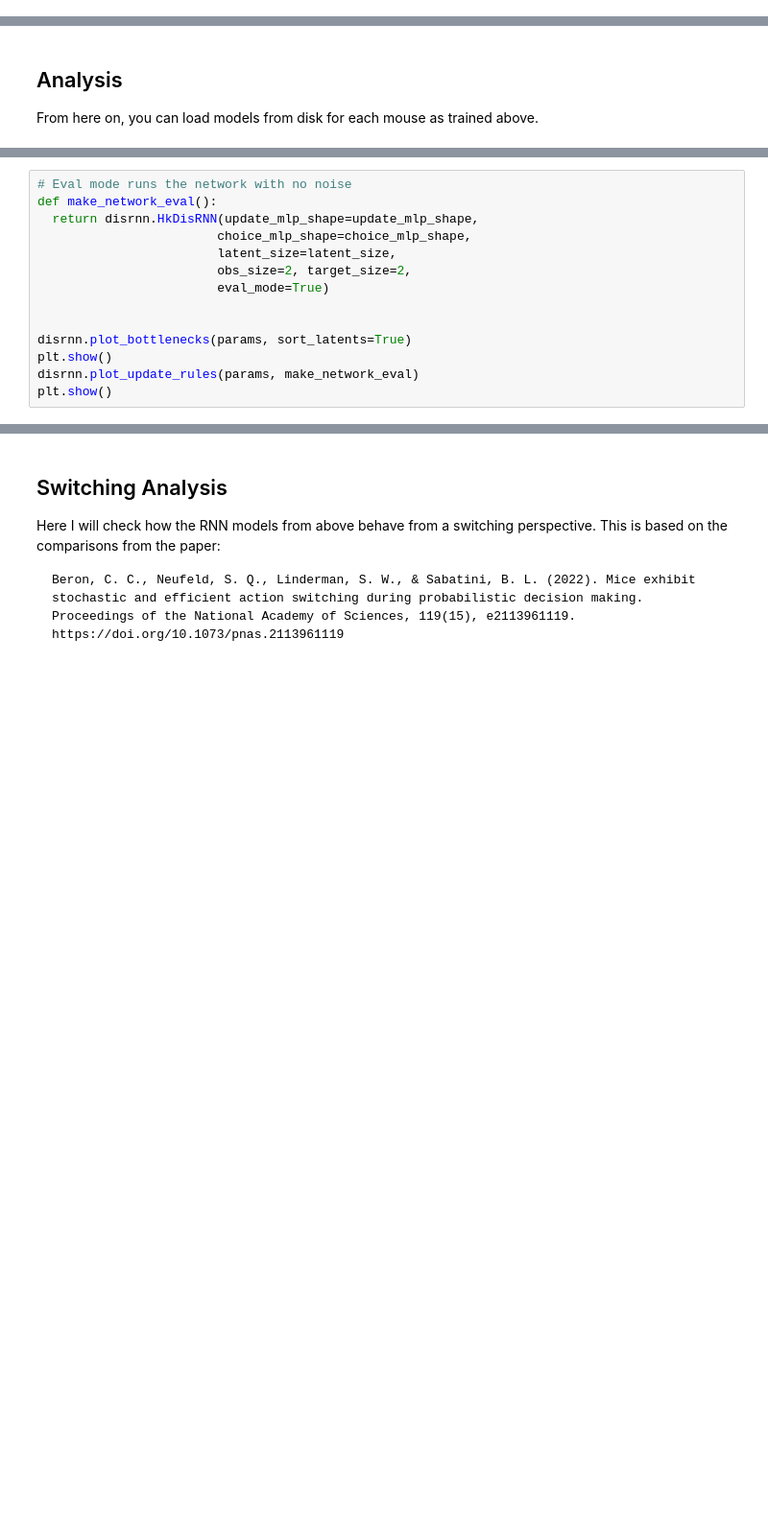
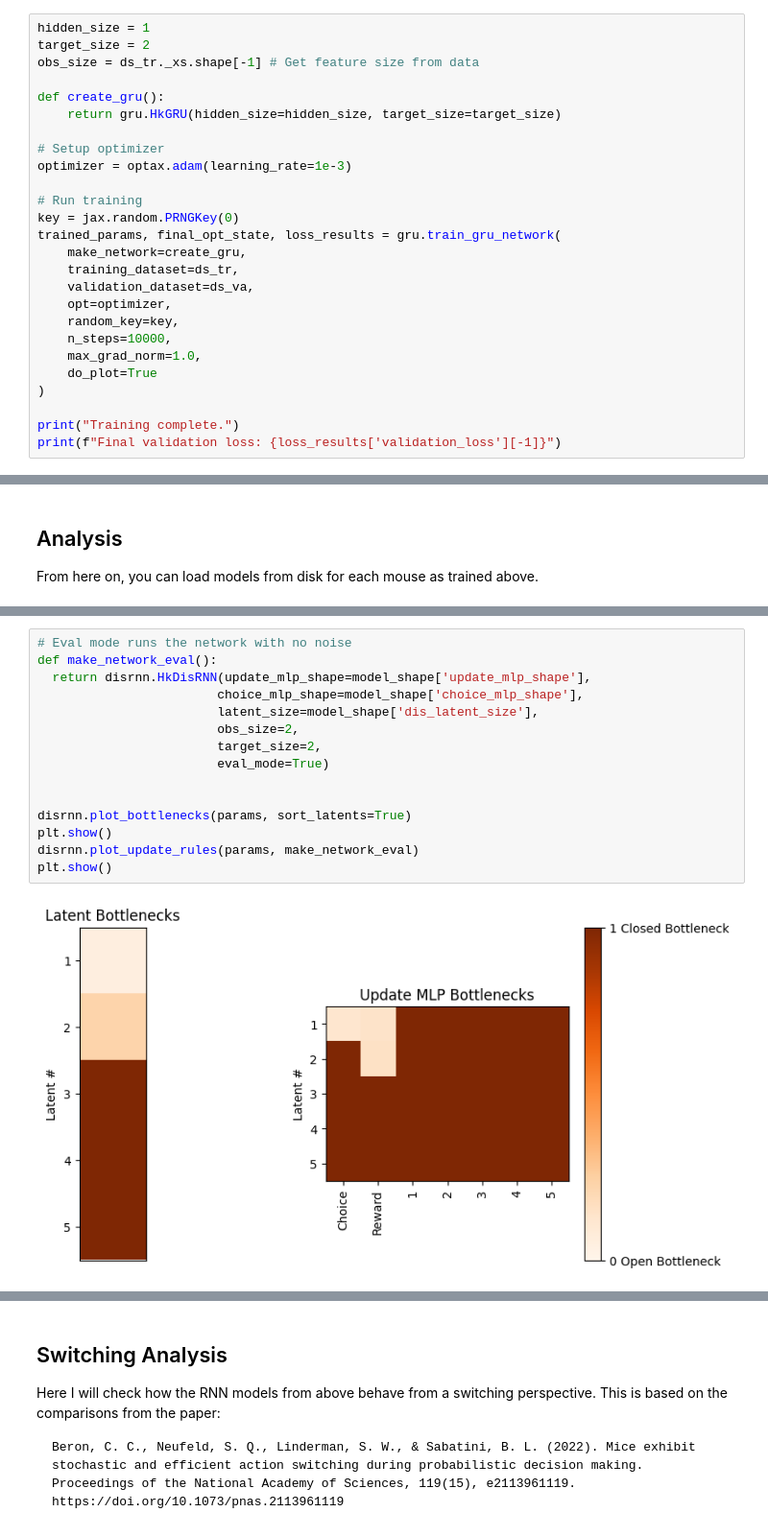
Before and after one commit to mikecondon/disrnn, a Jupyter notebook: switching.ipynb, the cells around one changed output, grey strips where cells are left out. Shown: that part at 96% size. Drawn from its saved outputs; the diff is of its cells as text; blank space fills up the shorter version.

```diff
--- a/switching.ipynb
+++ b/switching.ipynb
@@ -52,0 +29,26 @@ opt = optax.adam(learning_rate)
+# %%
+hidden_size = 1
+target_size = 2
+obs_size = ds_tr._xs.shape[-1] # Get feature size from data
+
+def create_gru():
+    return gru.HkGRU(hidden_size=hidden_size, target_size=target_size)
+
+# Setup optimizer
+optimizer = optax.adam(learning_rate=1e-3)
+
+# Run training
+key = jax.random.PRNGKey(0)
+trained_params, final_opt_state, loss_results = gru.train_gru_network(
+    make_network=create_gru,
+    training_dataset=ds_tr,
+    validation_dataset=ds_va,
+    opt=optimizer,
+    random_key=key,
+    n_steps=10000,
+    max_grad_norm=1.0,
+    do_plot=True
+)
+
+print("Training complete.")
+print(f"Final validation loss: {loss_results['validation_loss'][-1]}")
@@ -107,14 +185,17 @@ plt.title('Loss over Training')
 # %%
 # Eval mode runs the network with no noise
 def make_network_eval():
-  return disrnn.HkDisRNN(update_mlp_shape=update_mlp_shape,
-                        choice_mlp_shape=choice_mlp_shape,
-                        latent_size=latent_size,
-                        obs_size=2, target_size=2,
+  return disrnn.HkDisRNN(update_mlp_shape=model_shape['update_mlp_shape'],
+                        choice_mlp_shape=model_shape['choice_mlp_shape'],
+                        latent_size=model_shape['dis_latent_size'],
+                        obs_size=2,
+                        target_size=2,
                         eval_mode=True)
 
 
 disrnn.plot_bottlenecks(params, sort_latents=True)
 plt.show()
 disrnn.plot_update_rules(params, make_network_eval)
 plt.show()
+# %% [output]
+[figure, added]
```
Also changed, not shown: parts of 16 cells of this notebook, 22 other files.
